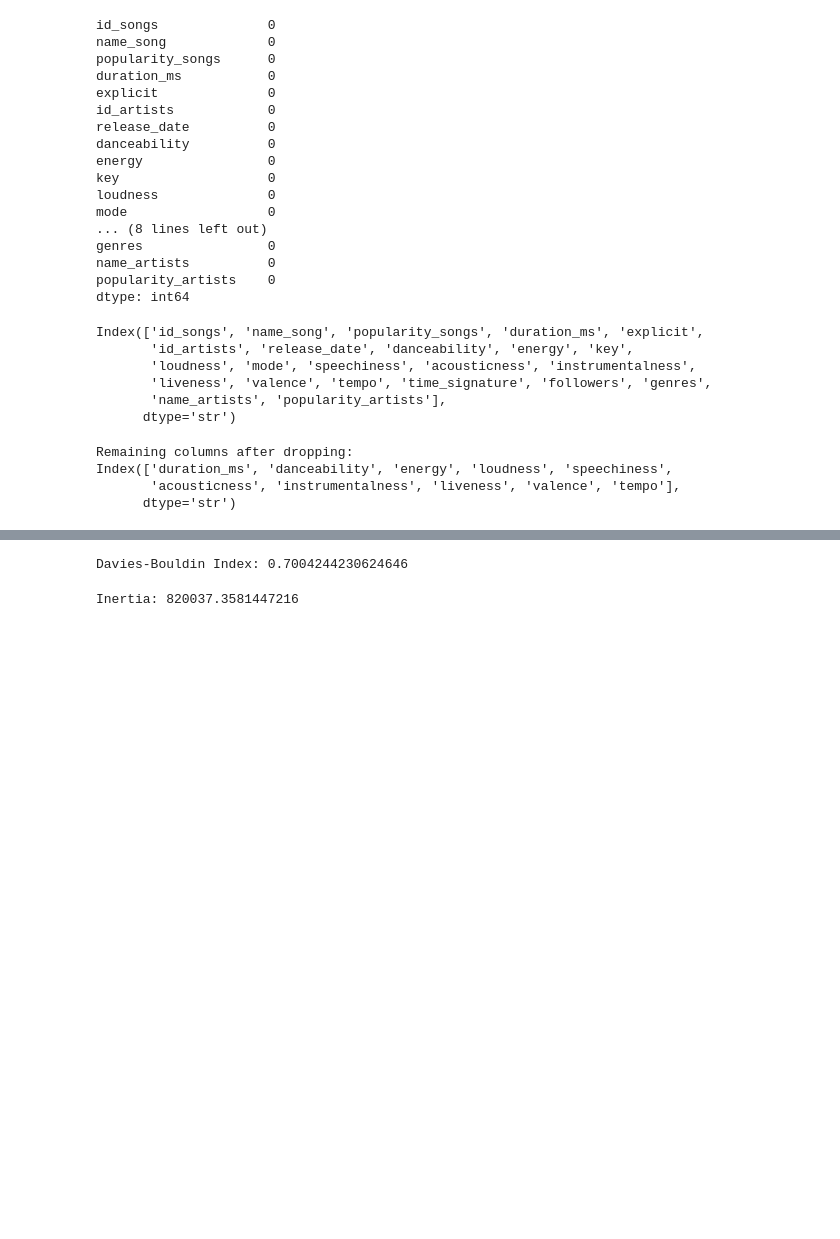
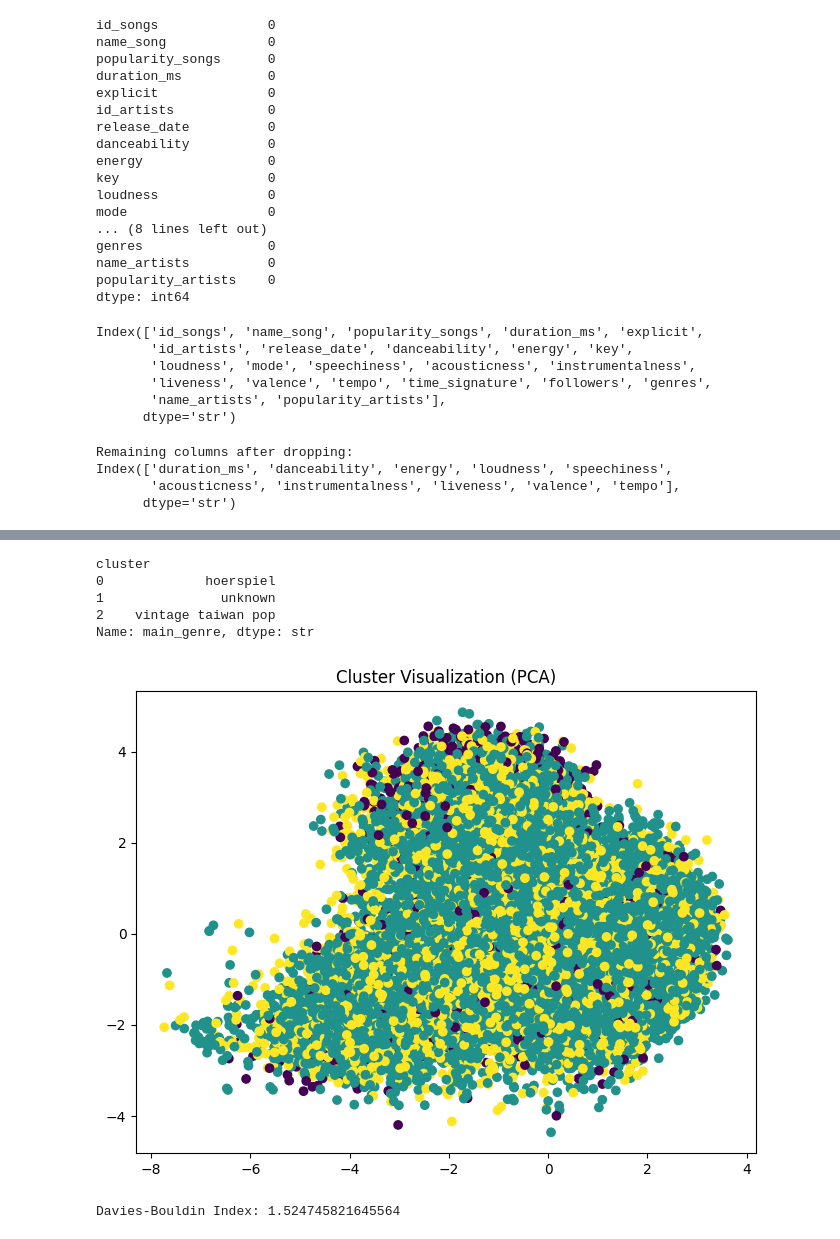
Before and after one commit to Ansari-tech7/amazon_project, a Jupyter notebook: amazon.ipynb, the cells around one changed output, grey strips where cells are left out. Saved outputs shown, nothing was run; the diff lists cells and outputs as text; code cells hidden in the pictures; blank space fills up the shorter version.

```diff
--- a/amazon.ipynb
+++ b/amazon.ipynb
@@ -229,12 +167,8 @@ k=10, Silhouette Score=0.17501704453299347
 # %%
-from sklearn.cluster import KMeans
-
-best_k = 2
+best_k = 3
 
 kmeans = KMeans(n_clusters=best_k, random_state=42)
 clusters = kmeans.fit_predict(scaled_df)
 
-# Add cluster labels
+data['cluster'] = clusters
 data_clean['cluster'] = clusters
-
-data_clean.head()
@@ -248,11 +198,26 @@ data_clean.head()
+# %%
+print(data.groupby('cluster')['main_genre'].agg(lambda x: x.mode()[0]))
+# %% [output]
+cluster
+0             hoerspiel
+1               unknown
+2    vintage taiwan pop
+Name: main_genre, dtype: str
+# %%
+pca = PCA(n_components=2)
+pca_data = pca.fit_transform(scaled_df)
+
+pca_df = pd.DataFrame(pca_data, columns=['PC1', 'PC2'])
+pca_df['cluster'] = data['cluster']
+
+plt.figure(figsize=(8,6))
+plt.scatter(pca_df['PC1'], pca_df['PC2'], c=pca_df['cluster'])
+plt.title("Cluster Visualization (PCA)")
+plt.show()
+# %% [output]
+[figure, added]
 # %%
-from sklearn.metrics import davies_bouldin_score
-
-db_index = davies_bouldin_score(scaled_df, data_clean['cluster'])
+db_index = davies_bouldin_score(scaled_df, data['cluster'])
 print("Davies-Bouldin Index:", db_index)
 # %% [output]
-Davies-Bouldin Index: 0.7004244230624646
+Davies-Bouldin Index: 1.524745821645564
-# %%
-print("Inertia:", kmeans.inertia_)
-# %% [output]
-Inertia: 820037.3581447216
```
Also changed, not shown: parts of 24 cells of this notebook.
